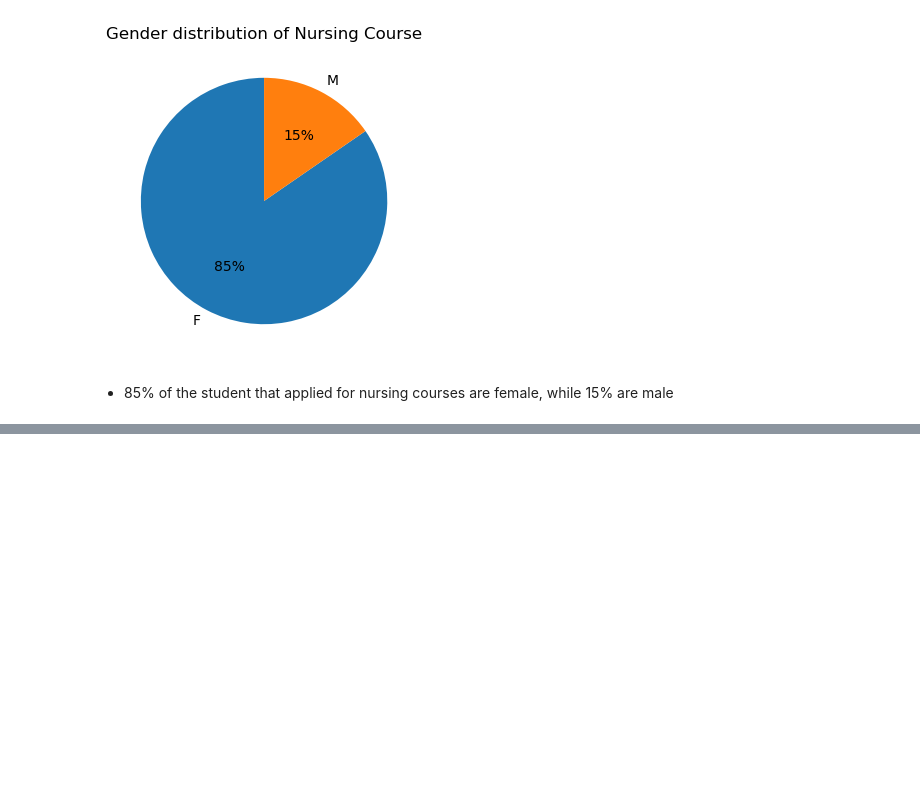
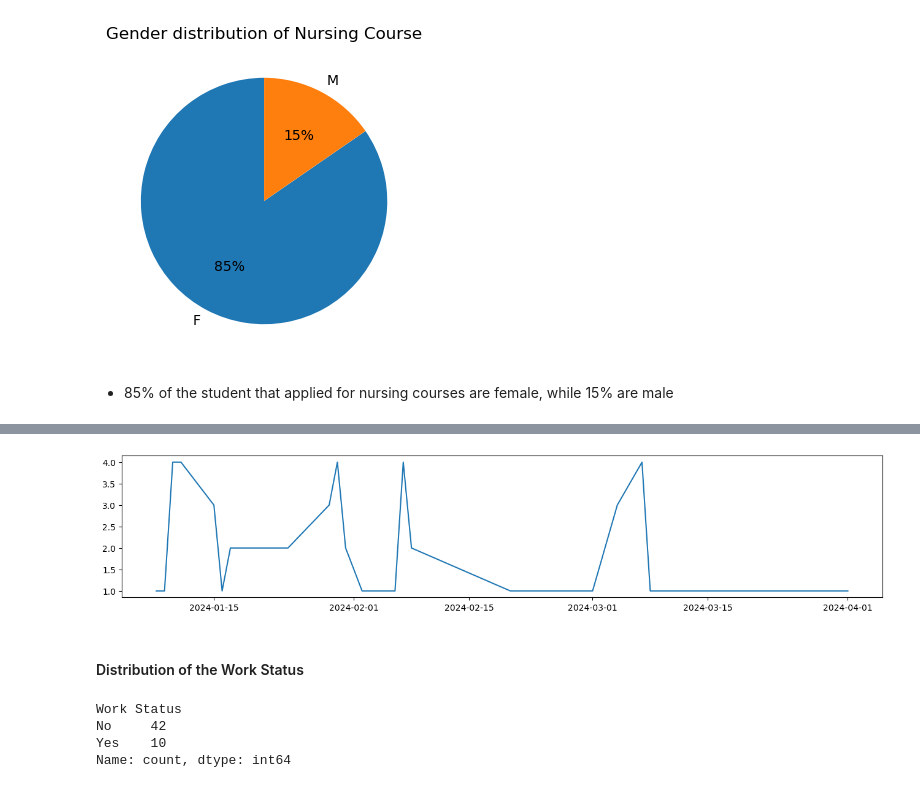
Before and after one commit to valezenwanne/Performance_of_UltraBrain_Students_in_2024_JAMB_Exam, a Jupyter notebook: Performance of Ultra-Brain Student in 2024 JAMB.ipynb, the cells around one changed output, grey strips where cells are left out. Drawn from its saved outputs; the diff is of its cells as text; code cells hidden in the pictures; blank space fills up the shorter version.

```diff
--- a/Performance of Ultra-Brain Student in 2024 JAMB.ipynb
+++ b/Performance of Ultra-Brain Student in 2024 JAMB.ipynb
@@ -380,0 +430,3 @@ plt.show()
+# %%
+reg = df.groupby(['Date Registered'], as_index=False).agg(total_no=('Student Name', 'count'))
+reg.head()
@@ -380,0 +440,18 @@ plt.show()
+# %%
+#plot a linechart of the timeline
+fig, ax = plt.subplots(figsize=[16,3])
+ax.plot(reg['Date Registered'], reg['total_no'])
+
+plt.show()
+# %% [output]
+[figure, added]
+# %% [markdown]
+#### Distribution of the Work Status
+# %%
+#distribution of the work status
+df['Work Status'].value_counts()
+# %% [output]
+Work Status
+No     42
+Yes    10
+Name: count, dtype: int64
```
Also changed, not shown: parts of 16 cells of this notebook.
